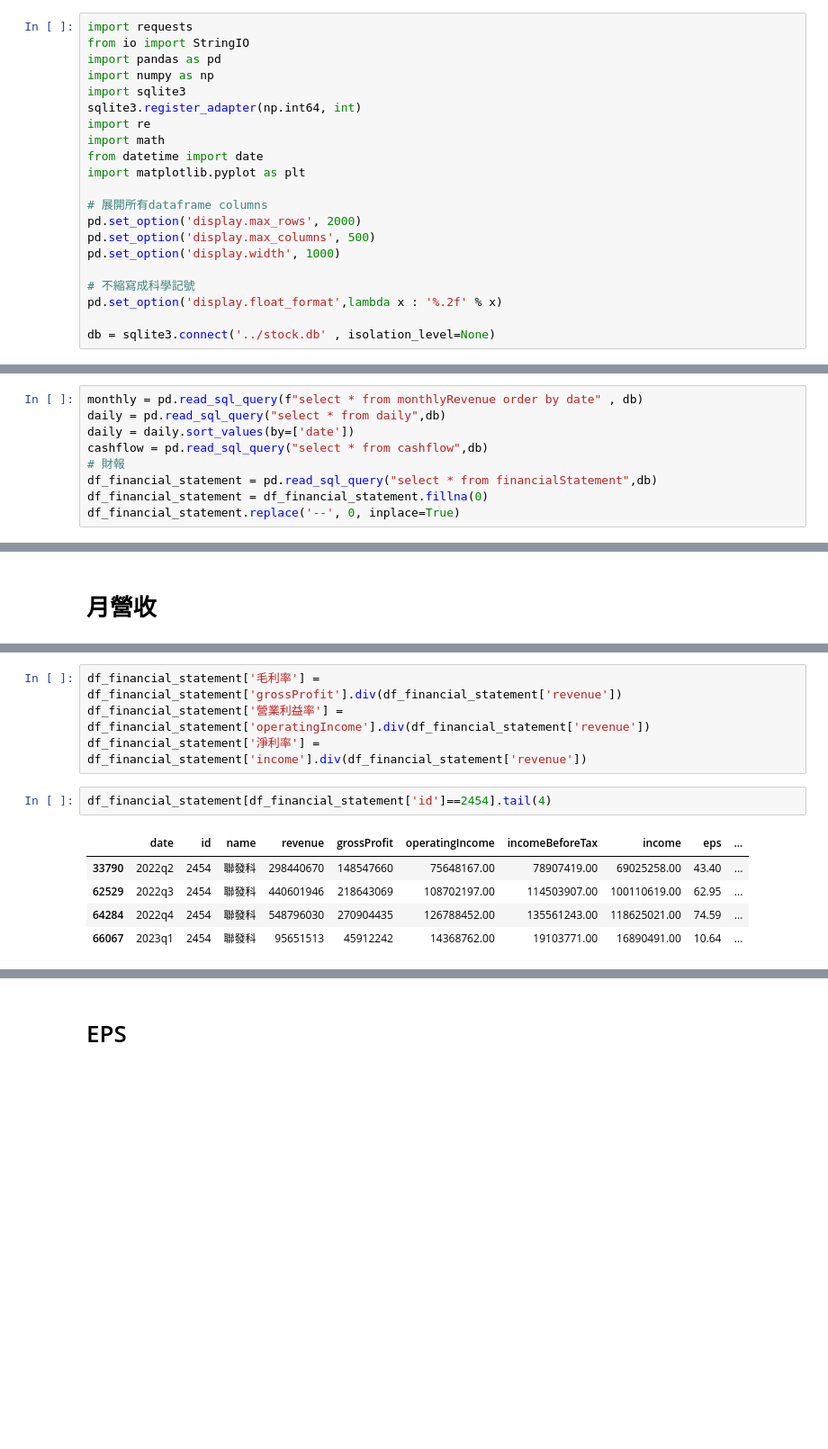
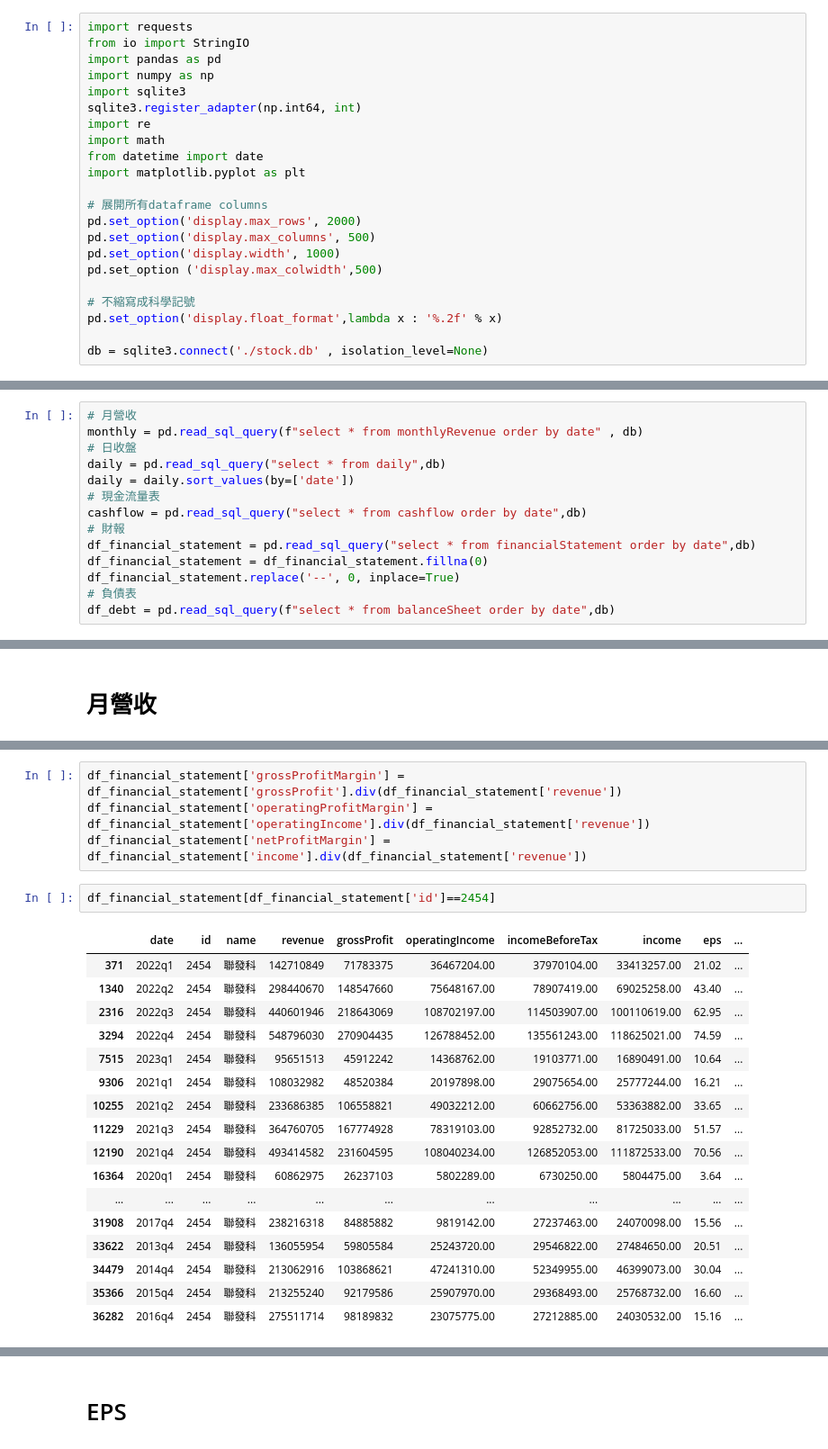
Before and after one commit to moved0311/stock, a Jupyter notebook: download/features.ipynb, the cells around one changed output, grey strips where cells are left out. Shown at 90% size. Saved outputs shown, nothing was run; the diff lists cells and outputs as text; blank space fills up the shorter version.

```diff
--- a/download/features.ipynb
+++ b/download/features.ipynb
@@ -14,11 +14,12 @@ import matplotlib.pyplot as plt
 pd.set_option('display.max_rows', 2000)
 pd.set_option('display.max_columns', 500)
 pd.set_option('display.width', 1000)
+pd.set_option ('display.max_colwidth',500)
 
 # 不縮寫成科學記號
 pd.set_option('display.float_format',lambda x : '%.2f' % x)
 
-db = sqlite3.connect('../stock.db' , isolation_level=None)
+db = sqlite3.connect('./stock.db' , isolation_level=None)
 # %%
 # 下次換季時間： 8/14, 11/14, 3/31, 5/15
 QUARTERS = ['2022q2','2022q3','2022q4','2023q1']
@@ -63,14 +69,19 @@ ids = out['id'].tolist()
 # %% [markdown]
 # 用的到的table(加速運算時間,不用每個id都查db)
 # %%
+# 月營收
 monthly = pd.read_sql_query(f"select * from monthlyRevenue order by date" , db)
+# 日收盤
 daily = pd.read_sql_query("select * from daily",db)
 daily = daily.sort_values(by=['date'])
-cashflow = pd.read_sql_query("select * from cashflow",db)
+# 現金流量表
+cashflow = pd.read_sql_query("select * from cashflow order by date",db)
 # 財報
-df_financial_statement = pd.read_sql_query("select * from financialStatement",db)
+df_financial_statement = pd.read_sql_query("select * from financialStatement order by date",db)
 df_financial_statement = df_financial_statement.fillna(0)
 df_financial_statement.replace('--', 0, inplace=True)
+# 負債表
+df_debt = pd.read_sql_query(f"select * from balanceSheet order by date",db)
 # %% [markdown]
 # YoY > 0筆數
 
@@ -144,13 +125,25 @@ out[out['id'].isin([2330,2454,3037])]
 # %%
-df_financial_statement['毛利率'] = df_financial_statement['grossProfit'].div(df_financial_statement['revenue'])
-df_financial_statement['營業利益率'] = df_financial_statement['operatingIncome'].div(df_financial_statement['revenue'])
-df_financial_statement['淨利率'] = df_financial_statement['income'].div(df_financial_statement['revenue'])
+df_financial_statement['grossProfitMargin'] = df_financial_statement['grossProfit'].div(df_financial_statement['revenue'])
+df_financial_statement['operatingProfitMargin'] = df_financial_statement['operatingIncome'].div(df_financial_statement['revenue'])
+df_financial_statement['netProfitMargin'] = df_financial_statement['income'].div(df_financial_statement['revenue'])
 # %%
-df_financial_statement[df_financial_statement['id']==2454].tail(4)
+df_financial_statement[df_financial_statement['id']==2454]
 # %% [output]
 |  | date | id | name | revenue | grossProfit | operatingIncome | incomeBeforeTax | income | eps | ... |
-| 33790 | 2022q2 | 2454 | 聯發科 | 298440670 | 148547660 | 75648167.00 | 78907419.00 | 69025258.00 | 43.40 | ... |
-| 62529 | 2022q3 | 2454 | 聯發科 | 440601946 | 218643069 | 108702197.00 | 114503907.00 | 100110619.00 | 62.95 | ... |
-| 64284 | 2022q4 | 2454 | 聯發科 | 548796030 | 270904435 | 126788452.00 | 135561243.00 | 118625021.00 | 74.59 | ... |
-| 66067 | 2023q1 | 2454 | 聯發科 | 95651513 | 45912242 | 14368762.00 | 19103771.00 | 16890491.00 | 10.64 | ... |
+| 371 | 2022q1 | 2454 | 聯發科 | 142710849 | 71783375 | 36467204.00 | 37970104.00 | 33413257.00 | 21.02 | ... |
+| 1340 | 2022q2 | 2454 | 聯發科 | 298440670 | 148547660 | 75648167.00 | 78907419.00 | 69025258.00 | 43.40 | ... |
+| 2316 | 2022q3 | 2454 | 聯發科 | 440601946 | 218643069 | 108702197.00 | 114503907.00 | 100110619.00 | 62.95 | ... |
+| 3294 | 2022q4 | 2454 | 聯發科 | 548796030 | 270904435 | 126788452.00 | 135561243.00 | 118625021.00 | 74.59 | ... |
+| 7515 | 2023q1 | 2454 | 聯發科 | 95651513 | 45912242 | 14368762.00 | 19103771.00 | 16890491.00 | 10.64 | ... |
+| 9306 | 2021q1 | 2454 | 聯發科 | 108032982 | 48520384 | 20197898.00 | 29075654.00 | 25777244.00 | 16.21 | ... |
+| 10255 | 2021q2 | 2454 | 聯發科 | 233686385 | 106558821 | 49032212.00 | 60662756.00 | 53363882.00 | 33.65 | ... |
+| 11229 | 2021q3 | 2454 | 聯發科 | 364760705 | 167774928 | 78319103.00 | 92852732.00 | 81725033.00 | 51.57 | ... |
+| 12190 | 2021q4 | 2454 | 聯發科 | 493414582 | 231604595 | 108040234.00 | 126852053.00 | 111872533.00 | 70.56 | ... |
+| 16364 | 2020q1 | 2454 | 聯發科 | 60862975 | 26237103 | 5802289.00 | 6730250.00 | 5804475.00 | 3.64 | ... |
+| ... | ... | ... | ... | ... | ... | ... | ... | ... | ... | ... |
+| 31908 | 2017q4 | 2454 | 聯發科 | 238216318 | 84885882 | 9819142.00 | 27237463.00 | 24070098.00 | 15.56 | ... |
+| 33622 | 2013q4 | 2454 | 聯發科 | 136055954 | 59805584 | 25243720.00 | 29546822.00 | 27484650.00 | 20.51 | ... |
+| 34479 | 2014q4 | 2454 | 聯發科 | 213062916 | 103868621 | 47241310.00 | 52349955.00 | 46399073.00 | 30.04 | ... |
+| 35366 | 2015q4 | 2454 | 聯發科 | 213255240 | 92179586 | 25907970.00 | 29368493.00 | 25768732.00 | 16.60 | ... |
+| 36282 | 2016q4 | 2454 | 聯發科 | 275511714 | 98189832 | 23075775.00 | 27212885.00 | 24030532.00 | 15.16 | ... |
 # %%
```
Also changed, not shown: parts of 52 cells of this notebook, 6 other files.
